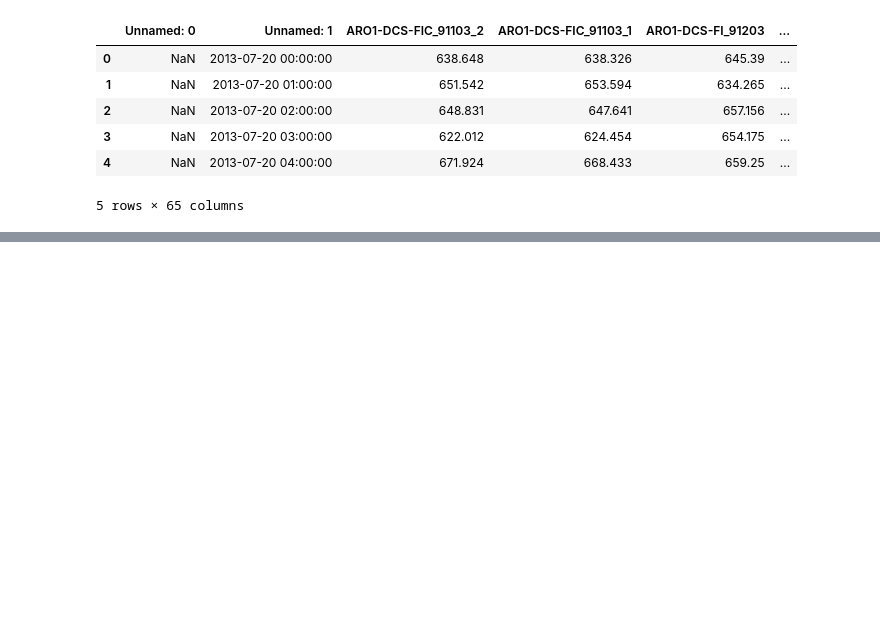
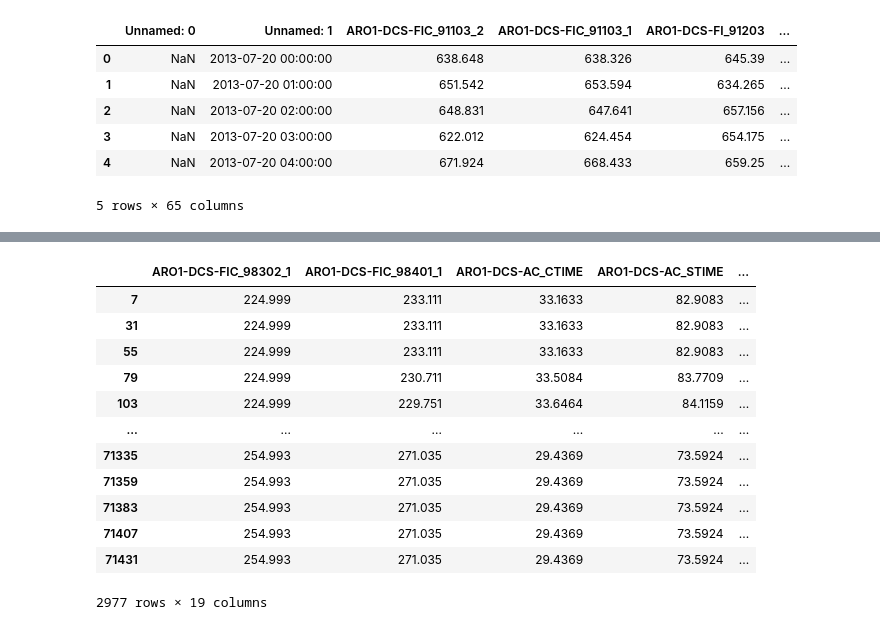
Before and after one commit to skywalker0803r/R911R912, a Jupyter notebook: notebook/poc.ipynb, the cells around one changed output, grey strips where cells are left out. Drawn from its saved outputs; the diff is of its cells as text; code cells hidden in the pictures; blank space fills up the shorter version.

```diff
--- a/notebook/poc.ipynb
+++ b/notebook/poc.ipynb
@@ -32,0 +40,16 @@ df_y.head()
+# %%
+df_x[s_col+a_col].join(df_y[y_col]).dropna(axis=0)
+# %% [output]
+|  | ARO1-DCS-FIC_98302_1 | ARO1-DCS-FIC_98401_1 | ARO1-DCS-AC_CTIME | ARO1-DCS-AC_STIME | ... |
+| 7 | 224.999 | 233.111 | 33.1633 | 82.9083 | ... |
+| 31 | 224.999 | 233.111 | 33.1633 | 82.9083 | ... |
+| 55 | 224.999 | 233.111 | 33.1633 | 82.9083 | ... |
+| 79 | 224.999 | 230.711 | 33.5084 | 83.7709 | ... |
+| 103 | 224.999 | 229.751 | 33.6464 | 84.1159 | ... |
+| ... | ... | ... | ... | ... | ... |
+| 71335 | 254.993 | 271.035 | 29.4369 | 73.5924 | ... |
+| 71359 | 254.993 | 271.035 | 29.4369 | 73.5924 | ... |
+| 71383 | 254.993 | 271.035 | 29.4369 | 73.5924 | ... |
+| 71407 | 254.993 | 271.035 | 29.4369 | 73.5924 | ... |
+| 71431 | 254.993 | 271.035 | 29.4369 | 73.5924 | ... |
+2977 rows × 19 columns
```
Also changed, not shown: parts of 4 cells of this notebook.
